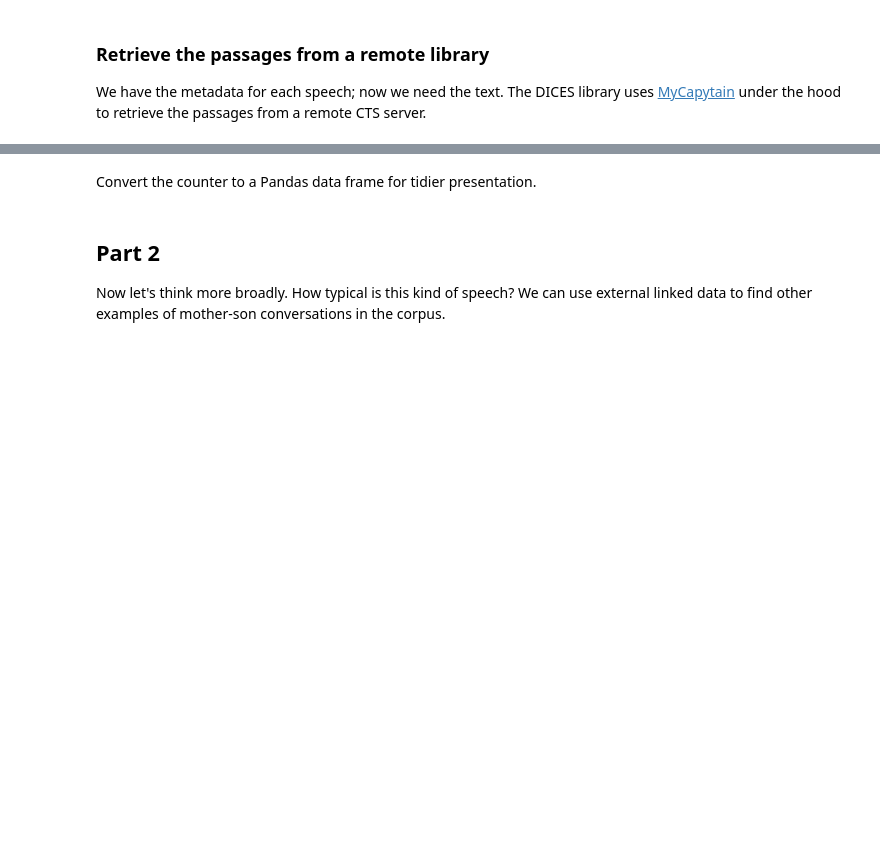
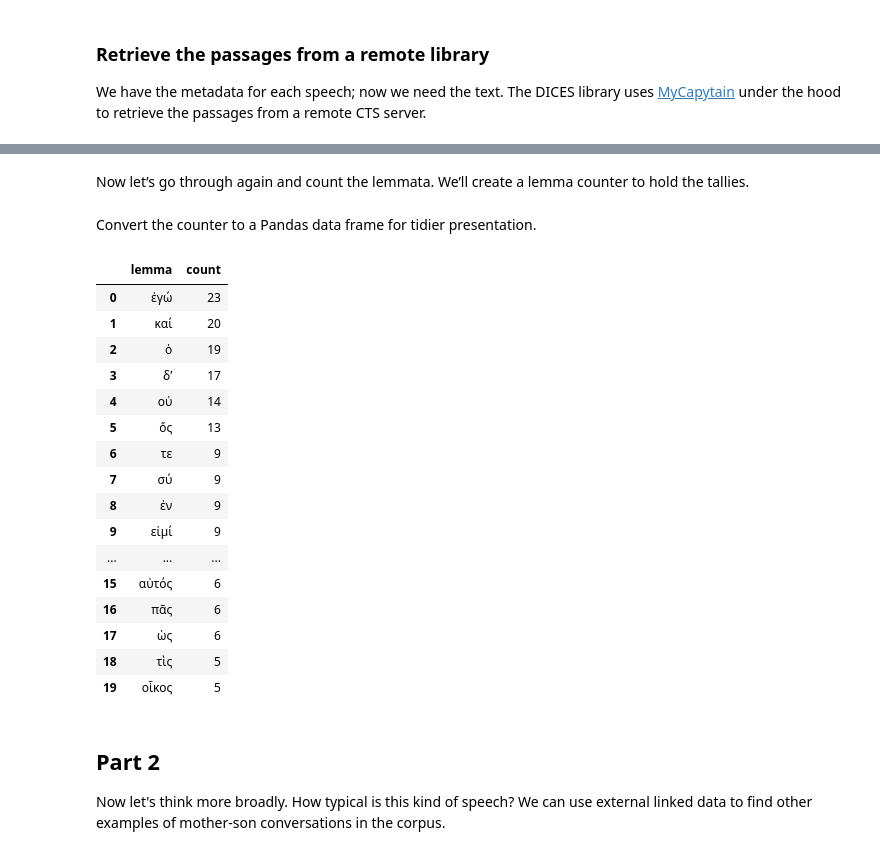
Before and after one commit to cwf2/dices-examples, a Jupyter notebook: Ex_02 - DSH.ipynb, the cells around one changed output, grey strips where cells are left out. Drawn from its saved outputs; the diff is of its cells as text; code cells hidden in the pictures; blank space fills up the shorter version.

```diff
--- a/Ex_02 - DSH.ipynb
+++ b/Ex_02 - DSH.ipynb
@@ -96,3 +55,7 @@ def lemmatize(text, lang):
+# %%
+# trim the pipelines to just normalizing and tokenization for speed
+cltk_nlp['greek'].pipeline.processes = cltk_nlp['greek'].pipeline.processes[:2]
+cltk_nlp['latin'].pipeline.processes = cltk_nlp['latin'].pipeline.processes[:2]
 # %% [markdown]
 ### WikiData
 
@@ -111,7 +74,7 @@ Using the hand-rolled DICES API code, we can search speeches using keywords. For
 
 Note that I can specify both the speaker and the addressee.
 # %%
-speeches = api.getSpeeches(spkr_name='Telemachus', addr_name='Penelope', progress=True)
+speeches = api.getSpeeches(spkr_name='Telemachus', addr_name='Penelope')
 # %% [markdown]
 What did we get?
 # %%
@@ -137,0 +125,6 @@ I rolled these steps into one convenience function up above.
+# %%
+pbar = NotebookPBar(max=len(speeches))
+
+for s in speeches:
+    s.cltk_doc = cltk_nlp[s.lang](s.text)
+    pbar.update()
@@ -138,12 +133,33 @@ I rolled these steps into one convenience function up above.
+# %% [markdown]
+Now let’s go through again and count the lemmata. We’ll create a lemma counter to hold the tallies.
 # %%
 lems = Counter()
+
 for s in speeches:
-    lems.update(lemmatize(s.text, s.work.lang))
+    lems.update([w.lemma for w in s.cltk_doc])
 # %% [markdown]
 Convert the counter to a Pandas data frame for tidier presentation.
 # %%
-results = pd.DataFrame(lems.most_common(), columns=['lemma', 'count'])
+results = pd.DataFrame(lems.most_common(20), columns=['lemma', 'count'])
 results
+# %% [output]
+|  | lemma | count |
+| 0 | ἐγώ | 23 |
+| 1 | καί | 20 |
+| 2 | ὁ | 19 |
+| 3 | δʼ | 17 |
+| 4 | οὐ | 14 |
+| 5 | ὅς | 13 |
+| 6 | τε | 9 |
+| 7 | σύ | 9 |
+| 8 | ἐν | 9 |
+| 9 | εἰμί | 9 |
+| ... | ... | ... |
+| 15 | αὐτός | 6 |
+| 16 | πᾶς | 6 |
+| 17 | ὡς | 6 |
+| 18 | τὶς | 5 |
+| 19 | οἶκος | 5 |
 # %% [markdown]
 ## Part 2
 
```
Also changed, not shown: parts of 23 cells of this notebook.
